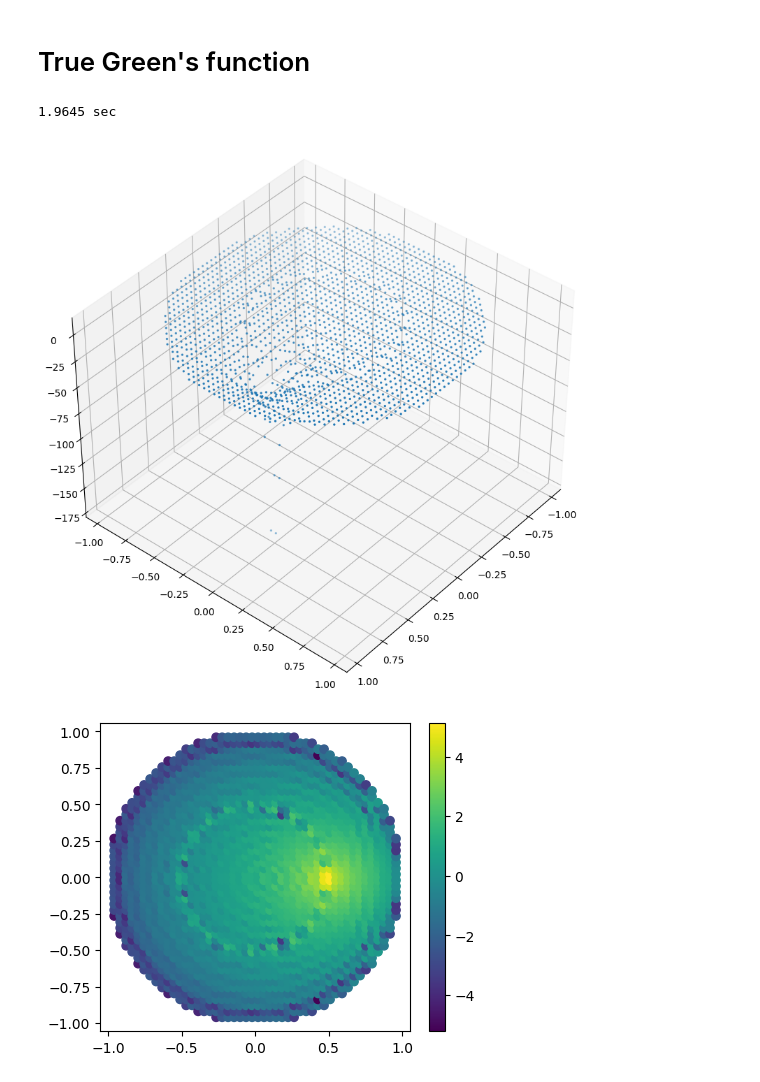
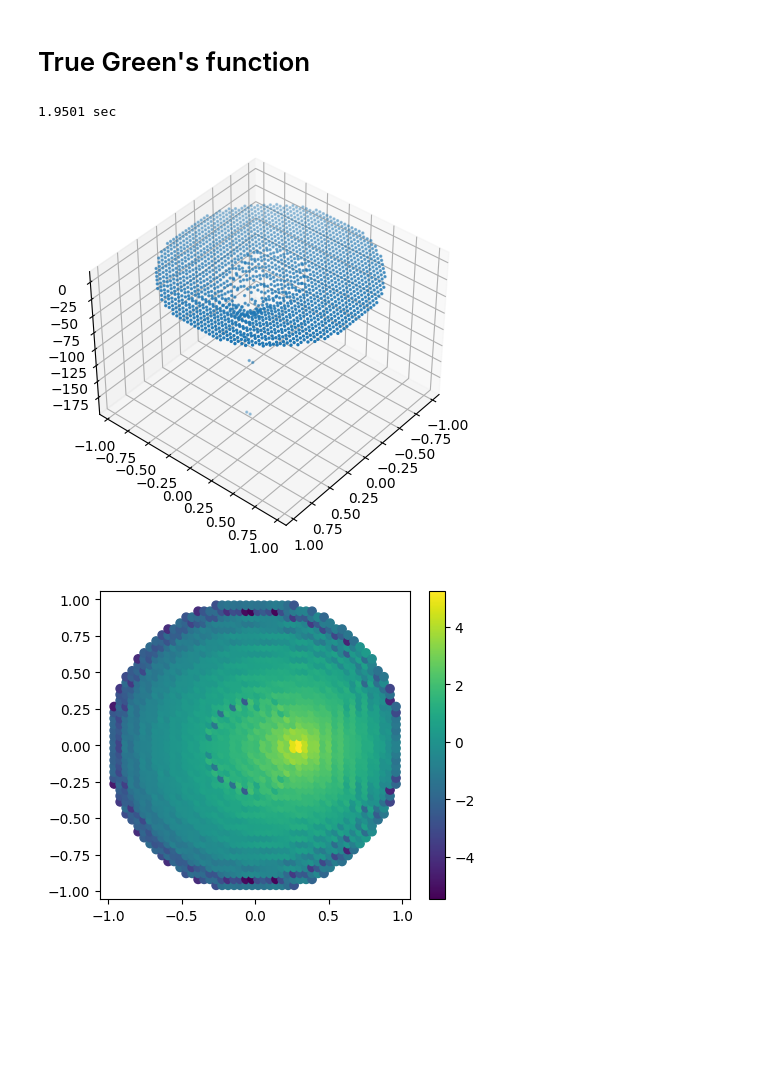
Before and after one commit to xx257xx/KIAS-AI-GROUP-7, a Jupyter notebook: analytic_sphere.ipynb, the cells around one changed output. Drawn from its saved outputs; the diff is of its cells as text; code cells hidden in the pictures; blank space fills up the shorter version.

```diff
--- a/analytic_sphere.ipynb
+++ b/analytic_sphere.ipynb
@@ -49,7 +49,7 @@ import torch
 from scipy.special import jn, jn_zeros
 import time
 
-r_2 = torch.tensor(0.5)
+r_2 = torch.tensor(0.3)
 theta_2 = torch.tensor(0.0)
 k = 0.005
 
@@ -84,17 +84,17 @@ start = time.time()
 zz_true = true_green_disk(r, theta, r_2, theta_2)
 print(f"{time.time()-start:.4f} sec")
 # %% [output]
-1.9645 sec
+1.9501 sec
 # %%
 
-fig = plt.figure(figsize=(30,10))
+fig = plt.figure(figsize=(15,5))
 
 ax = fig.add_subplot(111, projection='3d')
 ax.view_init(elev=40., azim=40)
 ax.scatter(xx, yy, zz_true, s=2)
 plt.show()
 # %% [output]
-[figure, old version]
+[figure, new version]
 # %%
 plt.figure(figsize=(5,4))
 
@@ -102,4 +102,4 @@ plt.scatter(xx, yy, c= torch.log(-zz_true))
 plt.colorbar()
 plt.show()
 # %% [output]
-[figure, old version]
+[figure, new version]
```
